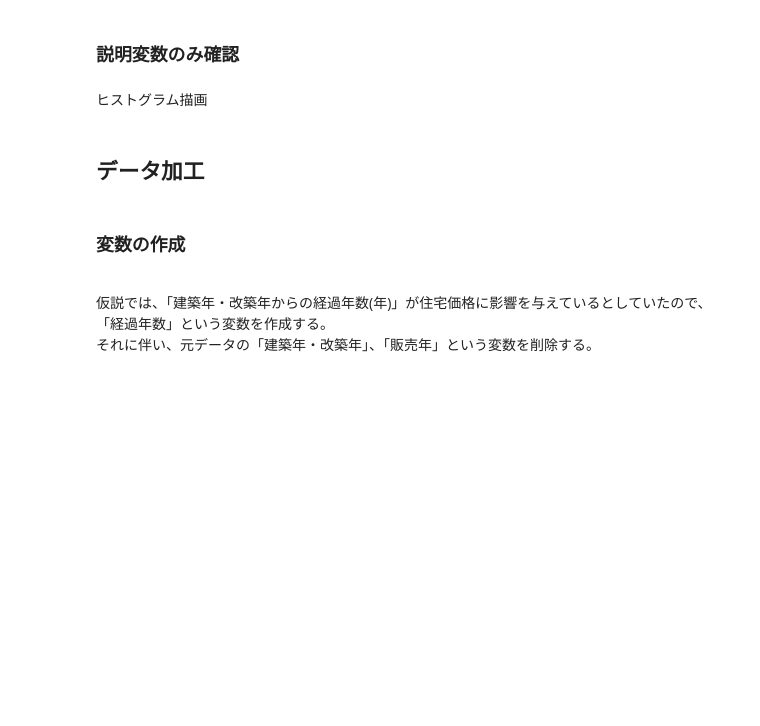
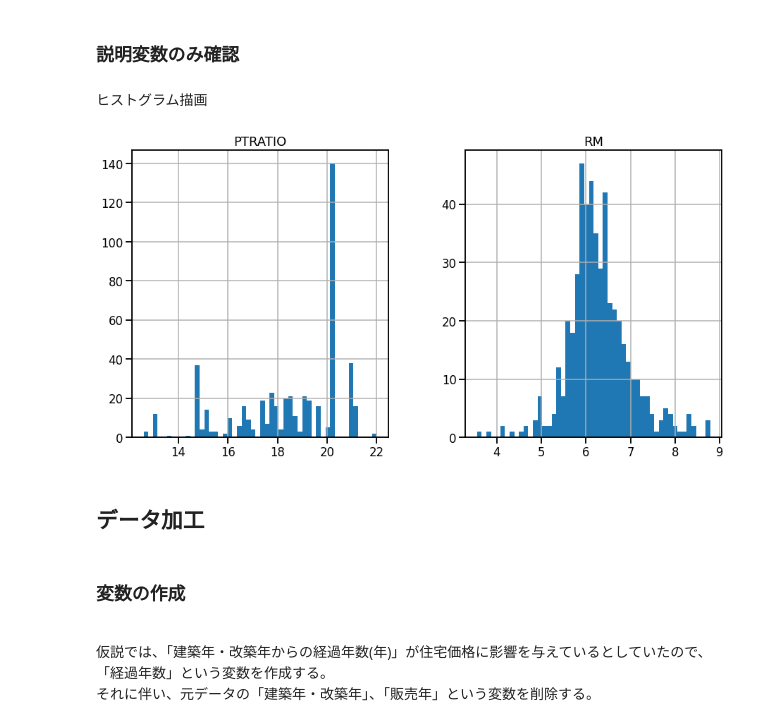
Before and after one commit to stemleaders/seminar, a Jupyter notebook: 20200926/dataProcessView.ipynb, the cells around one changed output. Cells and saved outputs as stored; diff of their text form; code cells hidden in the pictures; blank space fills up the shorter version.

```diff
--- a/20200926/dataProcessView.ipynb
+++ b/20200926/dataProcessView.ipynb
@@ -180,8 +192,10 @@ plt.rcParams['figure.figsize'] = [20, 15]
 ヒストグラム描画
 # %%
 %matplotlib inline
-train_data[['LotArea', 'YearRemodAdd', 'TotRmsAbvGrd', 'YrSold']].hist(bins=50, figsize=(15,7.5))
+df[['RM', 'PTRATIO']].hist(bins=50, figsize=(15,7.5))
 plt.rcParams['figure.figsize'] = [20, 15]
+# %% [output]
+[figure, added]
 # %% [markdown]
 ## データ加工
 # %% [markdown]
```
Also changed, not shown: parts of 13 cells of this notebook.
